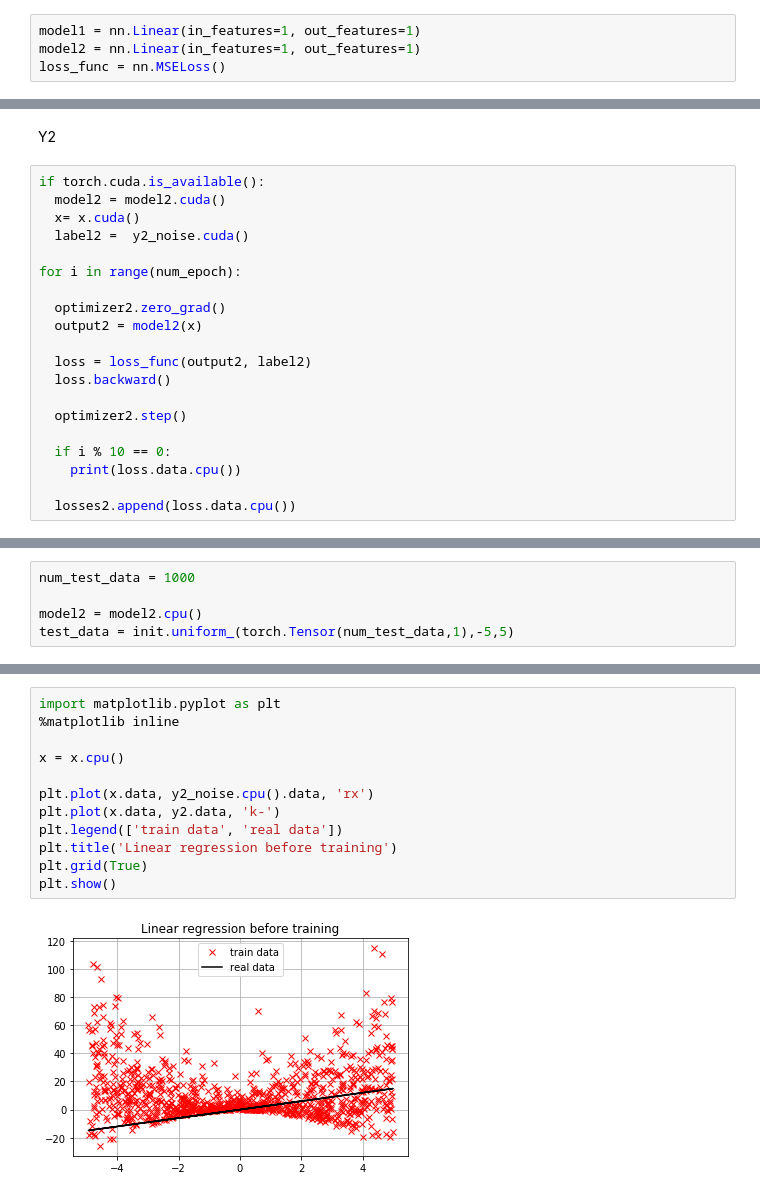
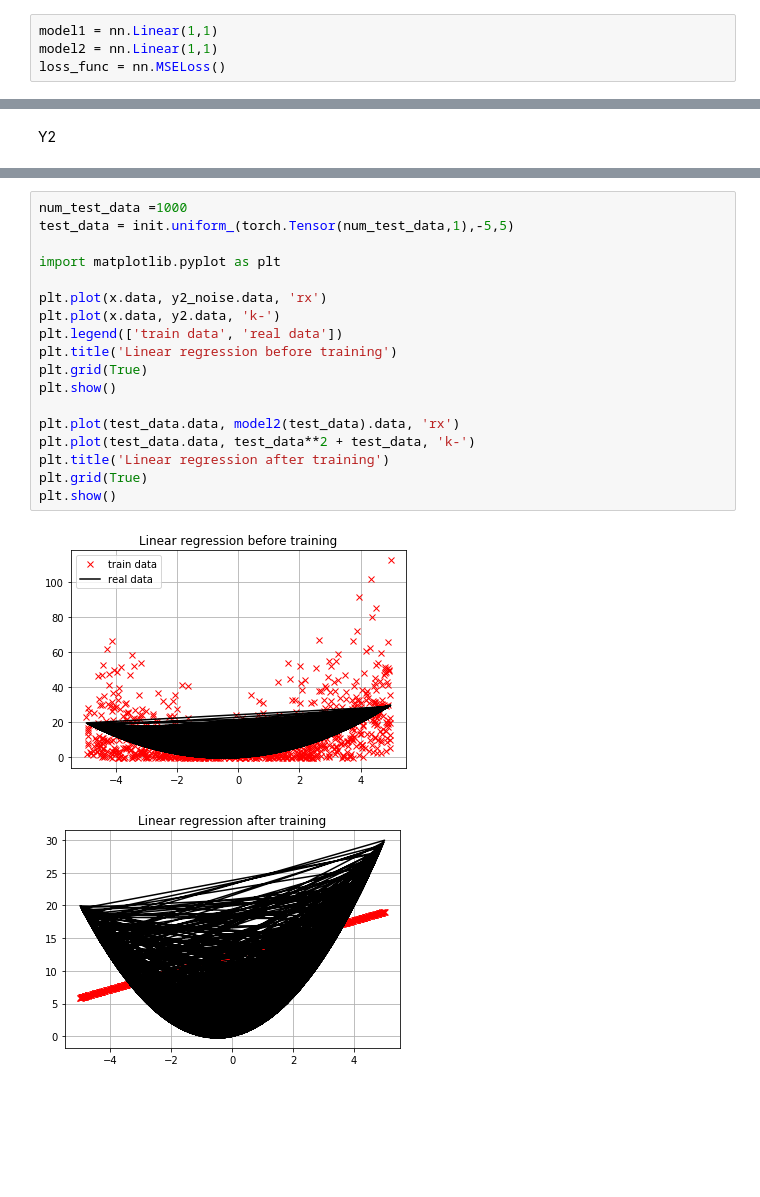
Before and after one commit to jisu-nam/kubme_ai-Illjo, a Jupyter notebook: 선형회귀분석_과제.ipynb, the cells around one changed output, grey strips where cells are left out. Cells and saved outputs as stored; diff of their text form; blank space fills up the shorter version.

```diff
--- a/선형회귀분석_과제.ipynb
+++ b/선형회귀분석_과제.ipynb
@@ -21,4 +25,4 @@ y2_noise = (x+noise)**2 + (x*noise)
 # %%
-model1 = nn.Linear(in_features=1, out_features=1)
-model2 = nn.Linear(in_features=1, out_features=1)
+model1 = nn.Linear(1,1)
+model2 = nn.Linear(1,1)
 loss_func = nn.MSELoss()
@@ -107,22 +99,2 @@ tensor([[214.6256]], requires_grad=True)
 # %% [markdown]
 Y2
-# %%
-if torch.cuda.is_available():
-  model2 = model2.cuda()
-  x= x.cuda()
-  label2 =  y2_noise.cuda()
-
-for i in range(num_epoch):
-
-  optimizer2.zero_grad()
-  output2 = model2(x)
-
-  loss = loss_func(output2, label2)
-  loss.backward()
-
-  optimizer2.step()
-
-  if i % 10 == 0:
-    print(loss.data.cpu())
-
-  losses2.append(loss.data.cpu())
@@ -147,5 +100,0 @@ tensor(4641.4307)
-# %%
-num_test_data = 1000
-
-model2 = model2.cpu()
-test_data = init.uniform_(torch.Tensor(num_test_data,1),-5,5)
@@ -152,14 +122,21 @@ test_data = init.uniform_(torch.Tensor(num_test_data,1),-5,5)
 # %%
+num_test_data =1000
+test_data = init.uniform_(torch.Tensor(num_test_data,1),-5,5)
+
 import matplotlib.pyplot as plt
-%matplotlib inline
 
-x = x.cpu()
-
-plt.plot(x.data, y2_noise.cpu().data, 'rx')
+plt.plot(x.data, y2_noise.data, 'rx')
 plt.plot(x.data, y2.data, 'k-')
 plt.legend(['train data', 'real data'])
 plt.title('Linear regression before training')
 plt.grid(True)
 plt.show()
+
+plt.plot(test_data.data, model2(test_data).data, 'rx')
+plt.plot(test_data.data, test_data**2 + test_data, 'k-')
+plt.title('Linear regression after training')
+plt.grid(True)
+plt.show()
 # %% [output]
-[figure, old version]
+[figure, new version]
+[figure, added]
```
Also changed, not shown: parts of 16 cells of this notebook.
